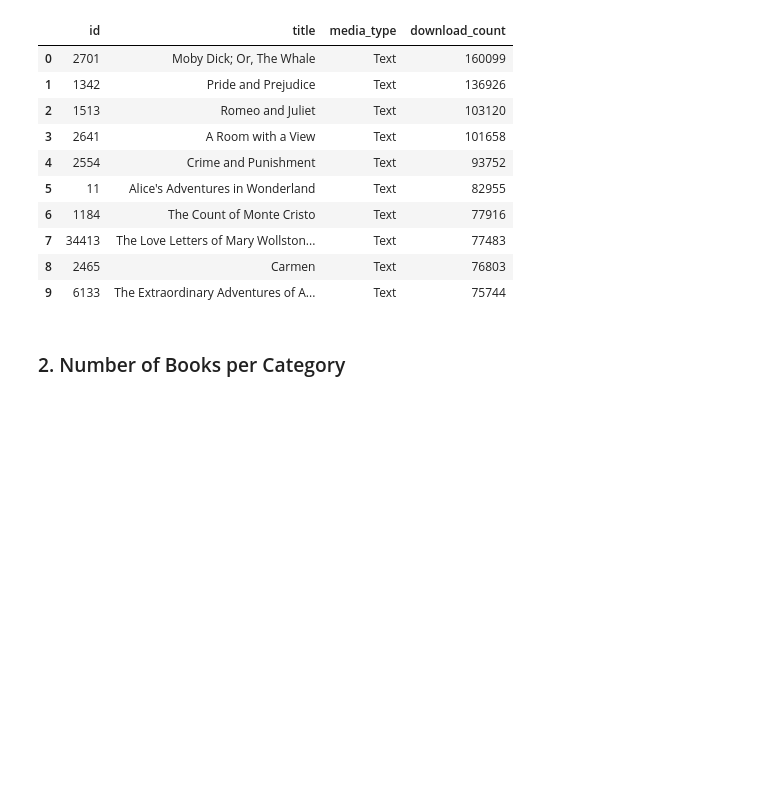
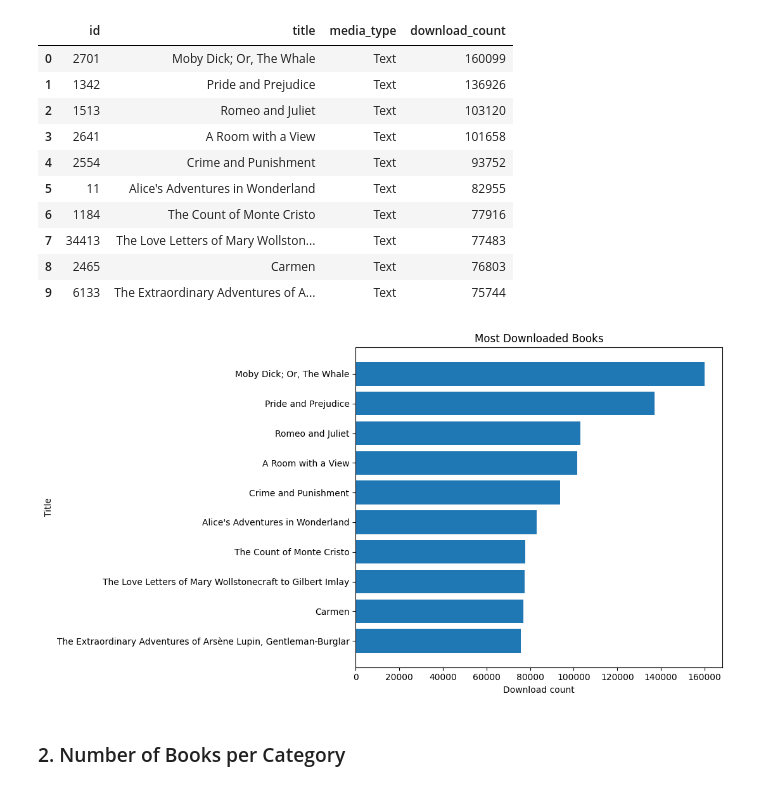
Before and after one commit to Moj-hoss/gutendexETL, a Jupyter notebook: Gutendex.ipynb, the cells around one changed output. Saved outputs shown, nothing was run; the diff lists cells and outputs as text; code cells hidden in the pictures; blank space fills up the shorter version.

Commit message:
add visualizations

```diff
--- a/Gutendex.ipynb
+++ b/Gutendex.ipynb
@@ -262,6 +263,31 @@ LIMIT 10;
 | 7 | 34413 | The Love Letters of Mary Wollston... | Text | 77483 |
 | 8 | 2465 | Carmen | Text | 76803 |
 | 9 | 6133 | The Extraordinary Adventures of A... | Text | 75744 |
+# %%
+top_books = pd.read_sql_query("""
+SELECT title, download_count
+FROM books
+ORDER BY download_count DESC
+LIMIT 10;
+""", conn)
+
+top_books = top_books.sort_values("download_count")
+
+plt.figure(figsize=(11, 6))
+
+plt.barh(
+    top_books["title"],
+    top_books["download_count"]
+)
+
+plt.xlabel("Download count")
+plt.ylabel("Title")
+plt.title("Most Downloaded Books")
+
+plt.tight_layout()
+plt.show()
+# %% [output]
+[figure, added]
 # %% [markdown]
 ### 2. Number of Books per Category
 # %%
```
Also changed, not shown: parts of 2 cells of this notebook, 2 other files.
